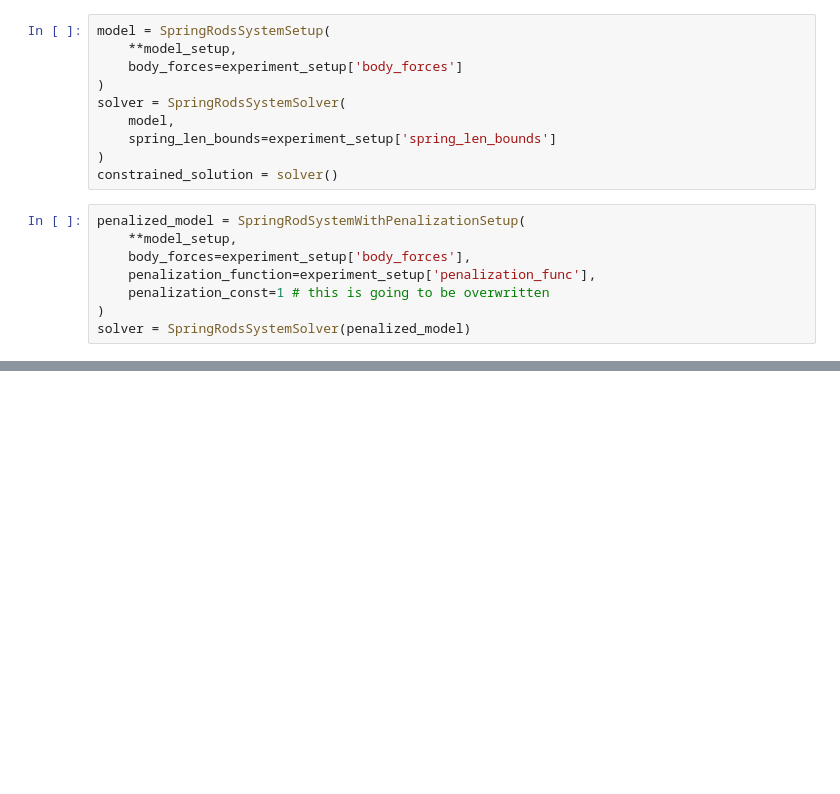
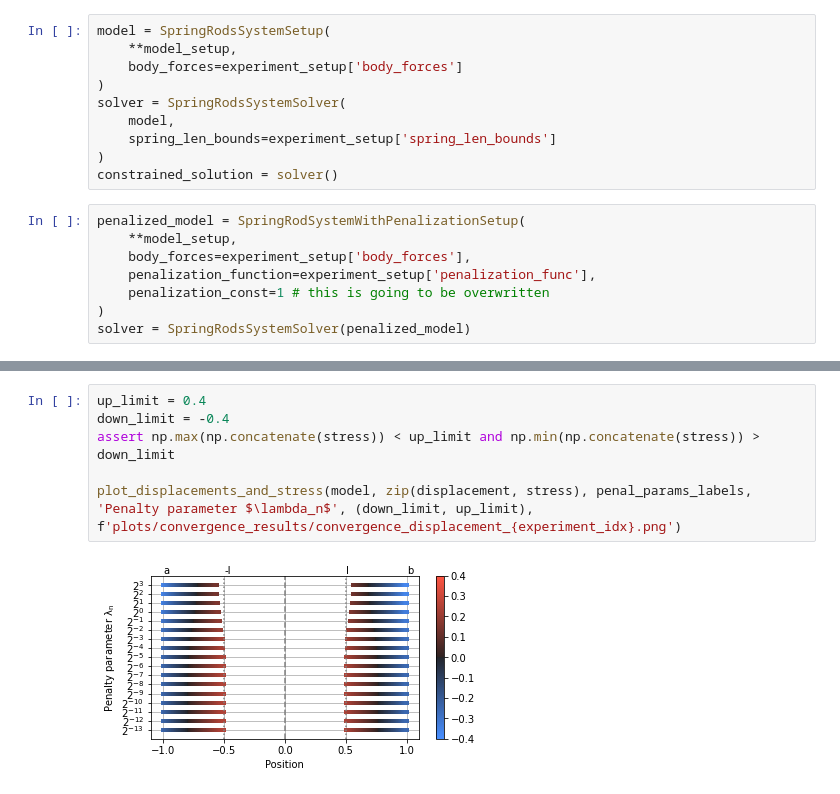
Before and after one commit to KOS-UJ/Spring-Rods-System-Approximation, a Jupyter notebook: experiments/convergence_result.ipynb, the cells around one changed output, grey strips where cells are left out. Cells and saved outputs as stored; diff of their text form; blank space fills up the shorter version.

```diff
--- a/experiments/convergence_result.ipynb
+++ b/experiments/convergence_result.ipynb
@@ -139,0 +161,8 @@ plt.yticks(error_norm, [f'{err:.2e}' for err in error_norm])
+# %%
+up_limit = 0.4
+down_limit = -0.4
+assert np.max(np.concatenate(stress)) < up_limit and np.min(np.concatenate(stress)) > down_limit
+
+plot_displacements_and_stress(model, zip(displacement, stress), penal_params_labels, 'Penalty parameter $\lambda_n$', (down_limit, up_limit), f'plots/convergence_results/convergence_displacement_{experiment_idx}.png')
+# %% [output]
+[figure, added]
```
Also changed, not shown: parts of 10 cells of this notebook.
